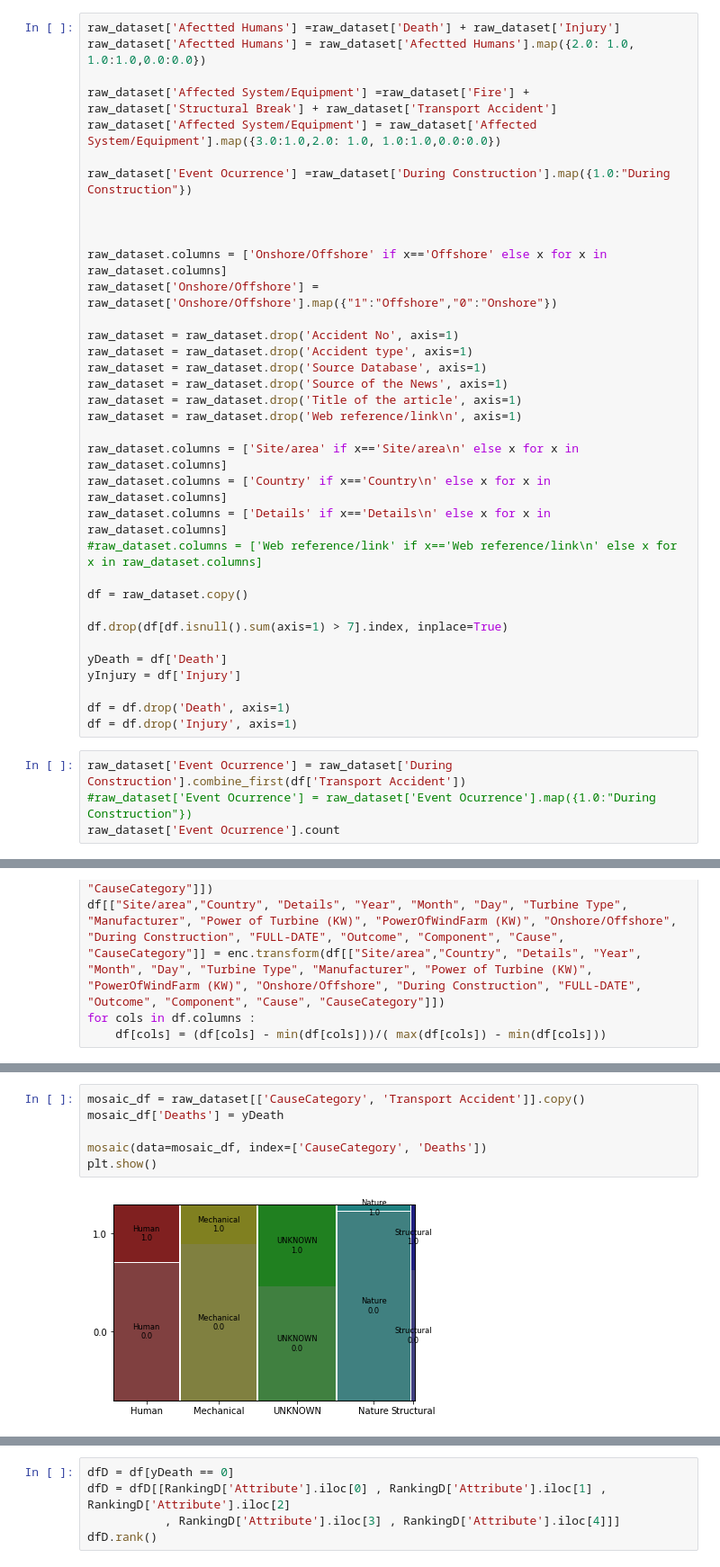
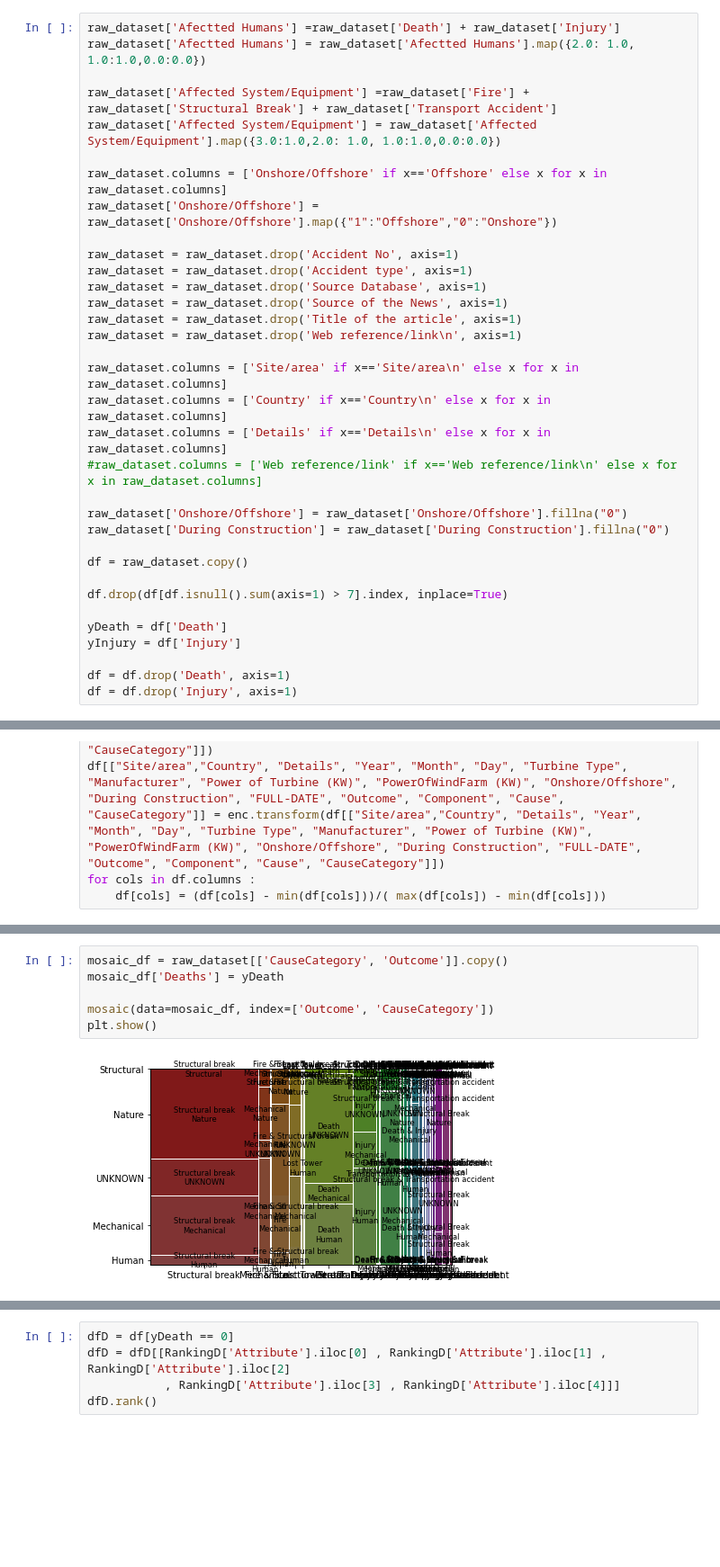
Before and after one commit to PabloJimenez98/TFG, a Jupyter notebook: Wind TurbineAccidents.ipynb, the cells around one changed output, grey strips where cells are left out. Shown at 90% size. Saved outputs shown, nothing was run; the diff lists cells and outputs as text; blank space fills up the shorter version.

```diff
--- a/Wind TurbineAccidents.ipynb
+++ b/Wind TurbineAccidents.ipynb
@@ -68,10 +68,6 @@ raw_dataset['Afectted Humans'] = raw_dataset['Afectted Humans'].map({2.0: 1.0, 1
 
 raw_dataset['Affected System/Equipment'] =raw_dataset['Fire'] + raw_dataset['Structural Break'] + raw_dataset['Transport Accident']
 raw_dataset['Affected System/Equipment'] = raw_dataset['Affected System/Equipment'].map({3.0:1.0,2.0: 1.0, 1.0:1.0,0.0:0.0})
-
-raw_dataset['Event Ocurrence'] =raw_dataset['During Construction'].map({1.0:"During Construction"})
-
-
 
 raw_dataset.columns = ['Onshore/Offshore' if x=='Offshore' else x for x in raw_dataset.columns]
 raw_dataset['Onshore/Offshore'] = raw_dataset['Onshore/Offshore'].map({"1":"Offshore","0":"Onshore"})
@@ -88,6 +84,9 @@ raw_dataset.columns = ['Country' if x=='Country\n' else x for x in raw_dataset.c
 raw_dataset.columns = ['Details' if x=='Details\n' else x for x in raw_dataset.columns]
 #raw_dataset.columns = ['Web reference/link' if x=='Web reference/link\n' else x for x in raw_dataset.columns]
 
+raw_dataset['Onshore/Offshore'] = raw_dataset['Onshore/Offshore'].fillna("0")
+raw_dataset['During Construction'] = raw_dataset['During Construction'].fillna("0")
+
 df = raw_dataset.copy()
 
 df.drop(df[df.isnull().sum(axis=1) > 7].index, inplace=True)
@@ -97,7 +96,3 @@ yInjury = df['Injury']
 
 df = df.drop('Death', axis=1)
 df = df.drop('Injury', axis=1)
-# %%
-raw_dataset['Event Ocurrence'] = raw_dataset['During Construction'].combine_first(df['Transport Accident'])
-#raw_dataset['Event Ocurrence'] = raw_dataset['Event Ocurrence'].map({1.0:"During Construction"})
-raw_dataset['Event Ocurrence'].count
@@ -143,8 +125,8 @@ memory usage: 53.3 KB
 # %%
-mosaic_df = raw_dataset[['CauseCategory', 'Transport Accident']].copy()
+mosaic_df = raw_dataset[['CauseCategory', 'Outcome']].copy()
 mosaic_df['Deaths'] = yDeath
 
-mosaic(data=mosaic_df, index=['CauseCategory', 'Deaths'])
+mosaic(data=mosaic_df, index=['Outcome', 'CauseCategory'])
 plt.show()
 # %% [output]
-[figure, old version]
+[figure, new version]
```
Also changed, not shown: parts of 13 cells of this notebook.
